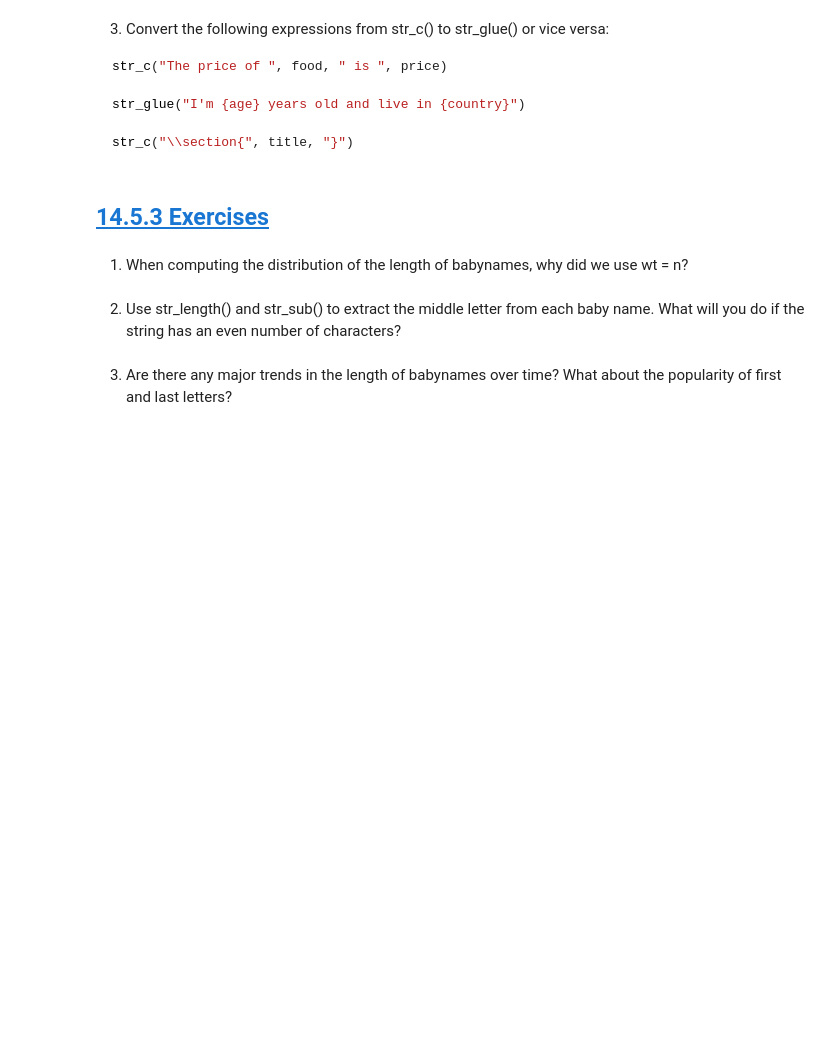
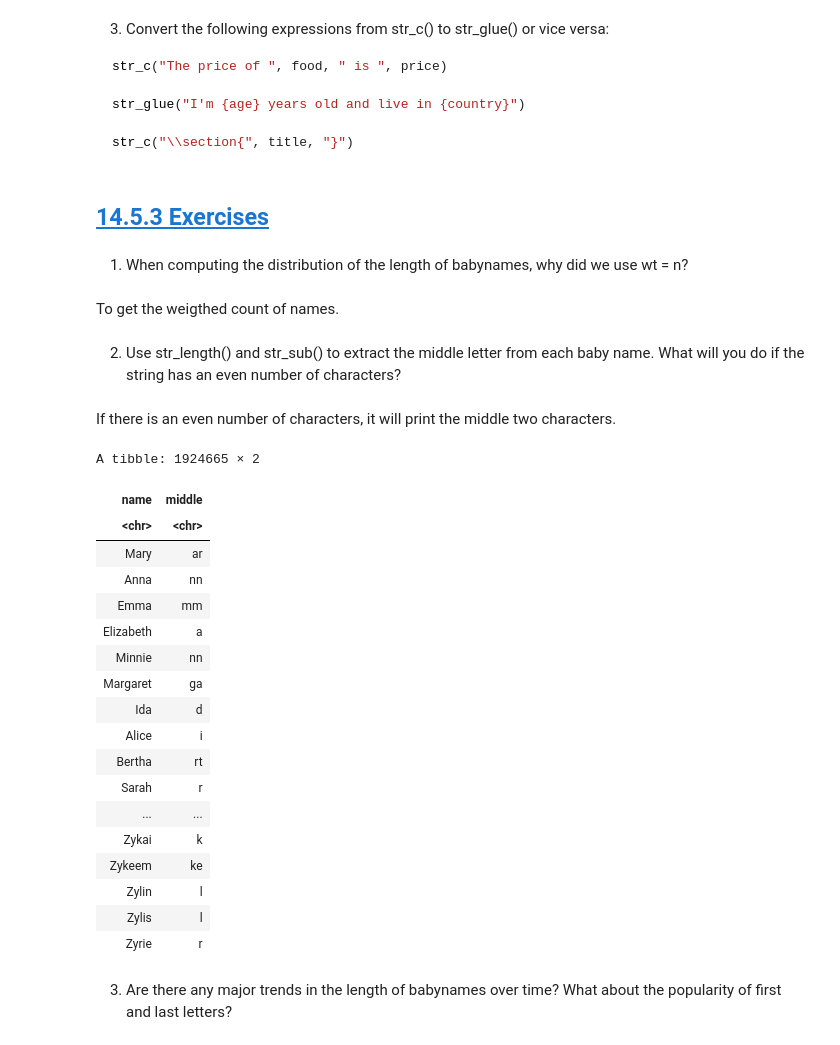
Before and after one commit to Brandy-Corwin/R-for-DS-exercises, a Jupyter notebook: Week_7_Assignments.ipynb, the cells around one changed output. Drawn from its saved outputs; the diff is of its cells as text; code cells hidden in the pictures; blank space fills up the shorter version.

```diff
--- a/Week_7_Assignments.ipynb
+++ b/Week_7_Assignments.ipynb
@@ -36,7 +93,40 @@ str_c("\\section{", title, "}")
 ## [14.5.3 Exercises](https://r4ds.hadley.nz/strings#exercises-2)
 # %% [markdown]
 1. When computing the distribution of the length of babynames, why did we use wt = n?
+# %% [markdown]
+To get the weigthed count of names.
 # %% [markdown]
 2. Use str_length() and str_sub() to extract the middle letter from each baby name. What will you do if the string has an even number of characters?
+# %% [markdown]
+If there is an even number of characters, it will print the middle two characters.
+# %%
+babynames |>
+  mutate(
+    middle = case_when(
+      str_length(name)%%2 != 0 ~ str_sub(name, (str_length(name)/2)+1, (str_length(name)/2)+1),
+      str_length(name)%%2 == 0 ~ str_sub(name, (str_length(name)/2), (str_length(name)/2)+1)
+    ),
+    .keep = "used"
+  )
+# %% [output]
+A tibble: 1924665 × 2
+| name | middle |
+| <chr> | <chr> |
+| Mary | ar |
+| Anna | nn |
+| Emma | mm |
+| Elizabeth | a |
+| Minnie | nn |
+| Margaret | ga |
+| Ida | d |
+| Alice | i |
+| Bertha | rt |
+| Sarah | r |
+| ... | ... |
+| Zykai | k |
+| Zykeem | ke |
+| Zylin | l |
+| Zylis | l |
+| Zyrie | r |
 # %% [markdown]
 3. Are there any major trends in the length of babynames over time? What about the popularity of first and last letters?
```
Also changed, not shown: parts of 27 cells of this notebook.
